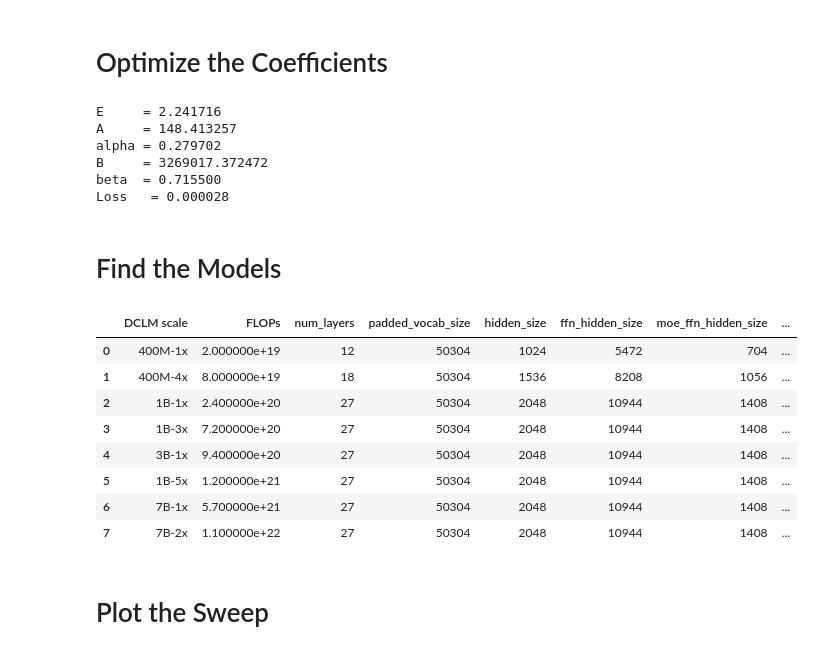
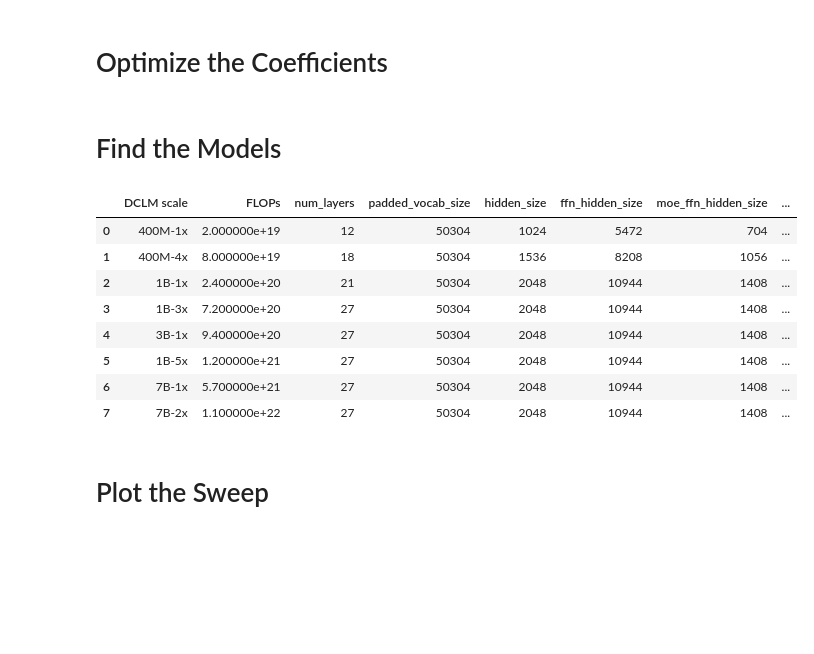
Before and after one commit to cmu-flame/FLAME-MoE, a Jupyter notebook: analysis/find_scaling_law.ipynb, the cells around one changed output. Cells and saved outputs as stored; diff of their text form; code cells hidden in the pictures; blank space fills up the shorter version.

```diff
--- a/analysis/find_scaling_law.ipynb
+++ b/analysis/find_scaling_law.ipynb
@@ -3,7 +3,6 @@
 # %%
 import wandb
 import pandas as pd
-
 
 def parse_count(s: str) -> int:
     s = s.strip().upper()
@@ -15,26 +14,16 @@ def parse_count(s: str) -> int:
         return int(float(s[:-1]) * 1_000)
     return int(float(s))
 
-
 api, data = wandb.Api(), []
-frontier = pd.read_csv(
-    "https://docs.google.com/spreadsheets/d/1sIr9HRwYbUXKzlskUTMorMa2A_cAzDwE0eUJnk-W1dQ/export?format=csv&gid=1059339506"
-)
+frontier = pd.read_csv("https://docs.google.com/spreadsheets/d/1sIr9HRwYbUXKzlskUTMorMa2A_cAzDwE0eUJnk-W1dQ/export?format=csv&gid=1059339506")
 
 for run in api.runs("haok/flame-moe", {"group": {"$regex": "ablation"}}):
-    if run.state != "finished":
-        continue
+    if run.state != "finished": continue
     flops = run.group.split("-").pop()
     loss = run.summary["lm loss validation"]
     num_layers, hidden_size = run.config["num_layers"], run.config["hidden_size"]
-    selected = frontier[
-        (frontier["num_layers"] == num_layers)
-        & (frontier["hidden_size"] == hidden_size)
-    ]
-    active_params, total_params = (
-        selected.iloc[0]["active_params"],
-        selected.iloc[0]["total_params"],
-    )
+    selected = frontier[(frontier["num_layers"] == num_layers) & (frontier["hidden_size"] == hidden_size)]
+    active_params, total_params = selected.iloc[0]["active_params"], selected.iloc[0]["total_params"]
     active_params, total_params = parse_count(active_params), parse_count(total_params)
     data.append((flops, active_params, total_params, loss))
 
@@ -67,18 +42,15 @@ from itertools import product
 from scipy.optimize import minimize
 import numpy as np
 
-
 # Step 1: Define the scaling law model
 def scaling_law(params, N, D):
     E, A, alpha, B, beta = params
     return E + A / (N**alpha) + B / (D**beta)
 
-
 # Step 2: Define the loss function
 def mse_loss(params, N, D, targets):
     preds = scaling_law(params, N, D)
     return np.mean((preds - targets) ** 2)
-
 
 def huber_loss(params, N, D, targets, delta=1e-3):
     preds = scaling_law(params, N, D)
@@ -87,7 +59,6 @@ def huber_loss(params, N, D, targets, delta=1e-3):
     squared = 0.5 * error**2
     linear = delta * (np.abs(error) - 0.5 * delta)
     return np.mean(np.where(is_small, squared, linear))
-
 
 # Step 3: Prepare your data
 N = df["active_params"].values
@@ -122,21 +93,13 @@ if best_result:
     print(f"alpha = {alpha_opt:.6f}")
     print(f"B     = {B_opt:.6f}")
     print(f"beta  = {beta_opt:.6f}")
-    print(f"Loss   = {lowest_mse:.6f}")
+    print(f"Loss  = {lowest_mse:.6f}")
 else:
     print("Optimization failed for all initial guesses.")
-# %% [output]
-E     = 2.241716
-A     = 148.413257
-alpha = 0.279702
-B     = 3269017.372472
-beta  = 0.715500
-Loss   = 0.000028
 # %% [markdown]
 # Find the Models
 # %%
 import pandas as pd
-
 
 def parse_count(s: str) -> int:
     s = s.strip().upper()
@@ -148,55 +111,38 @@ def parse_count(s: str) -> int:
         return int(float(s[:-1]) * 1_000)
     return int(float(s))
 
-
 def scaling_law(N, D):
     # Obtained from MSE
     # E, A, alpha, B, beta = 2.133594, 65.254366, 0.226854, 485165195.409790, 0.949495
     # Obtained from Huber
-    E, A, alpha, B, beta = 2.241716, 148.413257, 0.279702, 3269017.372472, 0.715500
+    E, A, alpha, B, beta = 2.242056, 148.412995, 0.279724, 3269017.372472, 0.715505
     return E + A / (N**alpha) + B / (D**beta)
-
 
 # Step 1: Load and transform
 df = pd.read_csv("https://docs.google.com/spreadsheets/d/1sIr9HRwYbUXKzlskUTMorMa2A_cAzDwE0eUJnk-W1dQ/export?format=csv&gid=599230821")
 
 # Step 2: Define budgets
 budgets = [6e18, 1e19, 3e19, 6e19, 1e20, 3e20, 6e20, 1e21, 3e21, 6e21]
 budgets = [2e19, 8e19, 2.4e20, 7.2e20, 9.4e20, 1.2e21, 5.7e21, 1.1e22]
 
 # Step 3: Compute predicted loss and best configs
 merged = []
 for budget in budgets:
     df["FLOPs"] = budget
     df["tokens"] = budget / (6 * df["active_params"].apply(parse_count))
-    df["predicted_loss"] = scaling_law(
-        df["active_params"].apply(parse_count),
-        df["tokens"],
-    )
+    df["predicted_loss"] = scaling_law(df["active_params"].apply(parse_count), df["tokens"])
     tops = df.nsmallest(1, "predicted_loss")
     merged.append(tops)
 
 df = pd.concat(merged, ignore_index=True)
-df["DCLM scale"] = [
-    "400M-1x",
-    "400M-4x",
-    "1B-1x",
-    "1B-3x",
-    "3B-1x",
-    "1B-5x",
-    "7B-1x",
-    "7B-2x",
-]
-df = df[
-    ["DCLM scale", "FLOPs"]
-    + [col for col in df.columns if col != "DCLM scale" and col != "FLOPs"]
-]
+df["DCLM scale"] = ["400M-1x", "400M-4x", "1B-1x", "1B-3x", "3B-1x", "1B-5x", "7B-1x", "7B-2x"]
+df = df[["DCLM scale", "FLOPs"] + [col for col in df.columns if col != "DCLM scale" and col != "FLOPs"]]
 df
 # %% [output]
 |  | DCLM scale | FLOPs | num_layers | padded_vocab_size | hidden_size | ffn_hidden_size | moe_ffn_hidden_size | ... |
 | 0 | 400M-1x | 2.000000e+19 | 12 | 50304 | 1024 | 5472 | 704 | ... |
 | 1 | 400M-4x | 8.000000e+19 | 18 | 50304 | 1536 | 8208 | 1056 | ... |
-| 2 | 1B-1x | 2.400000e+20 | 27 | 50304 | 2048 | 10944 | 1408 | ... |
+| 2 | 1B-1x | 2.400000e+20 | 21 | 50304 | 2048 | 10944 | 1408 | ... |
 | 3 | 1B-3x | 7.200000e+20 | 27 | 50304 | 2048 | 10944 | 1408 | ... |
 | 4 | 3B-1x | 9.400000e+20 | 27 | 50304 | 2048 | 10944 | 1408 | ... |
 | 5 | 1B-5x | 1.200000e+21 | 27 | 50304 | 2048 | 10944 | 1408 | ... |
```
Also changed, not shown: parts of 2 cells of this notebook.
